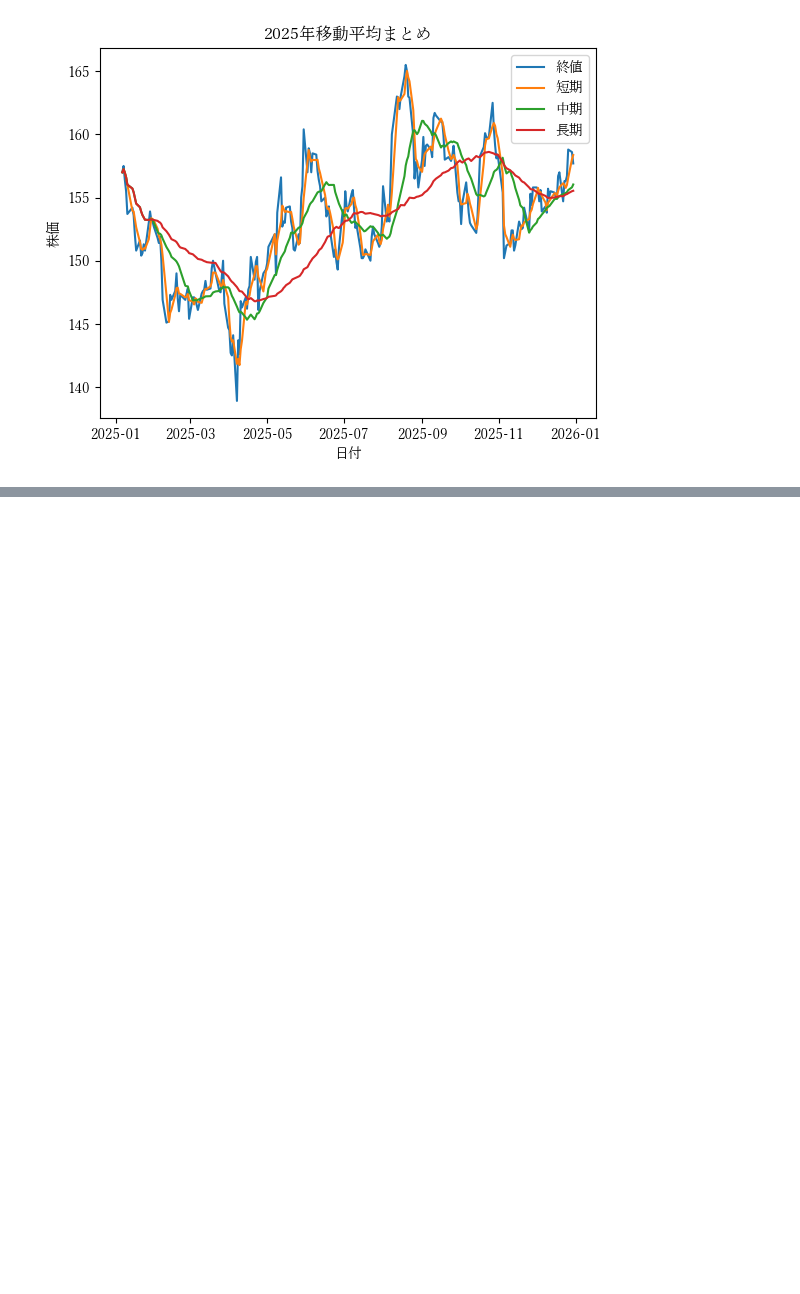
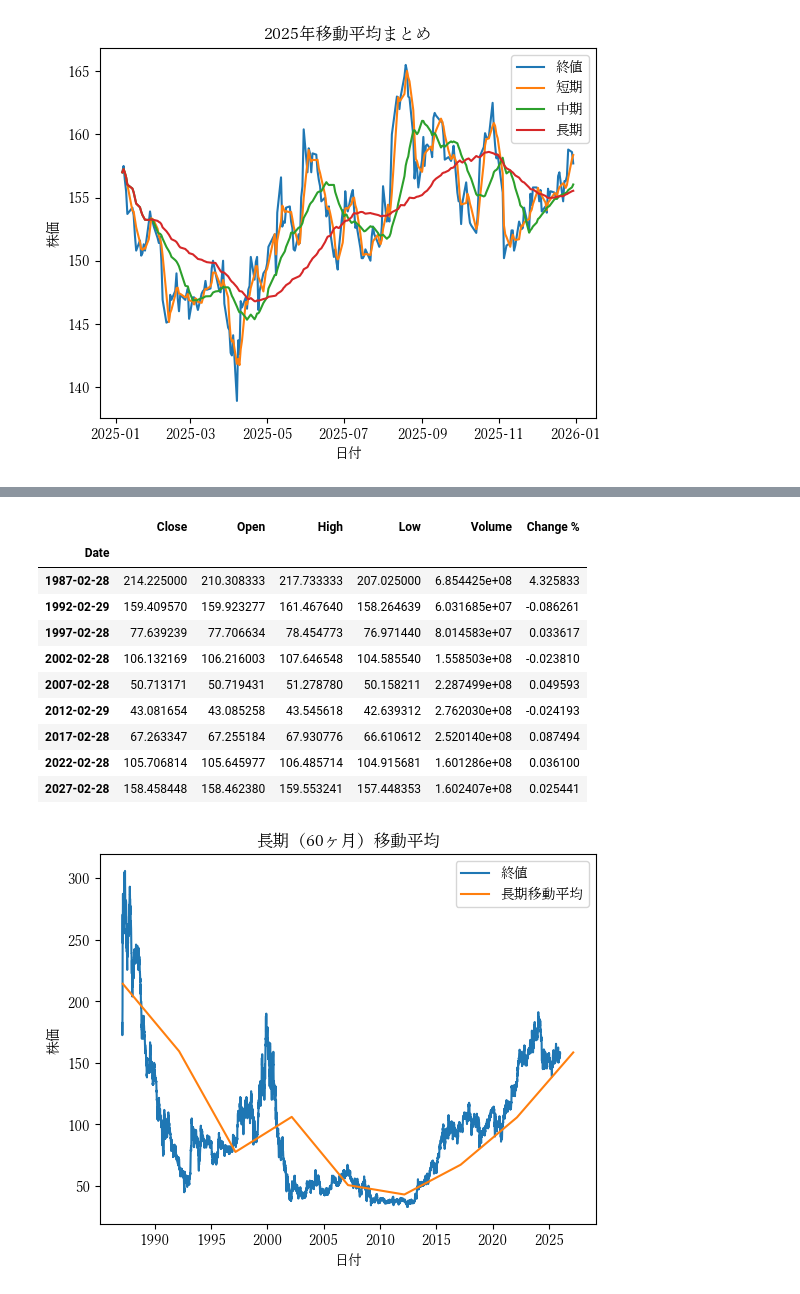
Before and after one commit to lktoby/stock_price, a Jupyter notebook: stock_price.ipynb, the cells around one changed output, grey strips where cells are left out. Drawn from its saved outputs; the diff is of its cells as text; code cells hidden in the pictures; blank space fills up the shorter version.

```diff
--- a/stock_price.ipynb
+++ b/stock_price.ipynb
@@ -287,0 +338,23 @@ plt.show()
+# %%
+df_rlong = df.resample("60ME").mean()
+display(df_rlong.head(10))
+plt.plot(df.index, df["Close"], label="終値")
+plt.plot(df_rlong.index, df_rlong["Close"], label="長期移動平均")
+plt.title("長期（60ヶ月）移動平均")
+plt.xlabel("日付")
+plt.ylabel("株価")
+plt.legend()
+plt.show()
+# %% [output]
+|  | Close | Open | High | Low | Volume | Change % |
+| Date |  |  |  |  |  |  |
+| 1987-02-28 | 214.225000 | 210.308333 | 217.733333 | 207.025000 | 6.854425e+08 | 4.325833 |
+| 1992-02-29 | 159.409570 | 159.923277 | 161.467640 | 158.264639 | 6.031685e+07 | -0.086261 |
+| 1997-02-28 | 77.639239 | 77.706634 | 78.454773 | 76.971440 | 8.014583e+07 | 0.033617 |
+| 2002-02-28 | 106.132169 | 106.216003 | 107.646548 | 104.585540 | 1.558503e+08 | -0.023810 |
+| 2007-02-28 | 50.713171 | 50.719431 | 51.278780 | 50.158211 | 2.287499e+08 | 0.049593 |
+| 2012-02-29 | 43.081654 | 43.085258 | 43.545618 | 42.639312 | 2.762030e+08 | -0.024193 |
+| 2017-02-28 | 67.263347 | 67.255184 | 67.930776 | 66.610612 | 2.520140e+08 | 0.087494 |
+| 2022-02-28 | 105.706814 | 105.645977 | 106.485714 | 104.915681 | 1.601286e+08 | 0.036100 |
+| 2027-02-28 | 158.458448 | 158.462380 | 159.553241 | 157.448353 | 1.602407e+08 | 0.025441 |
+[figure, added]
```
Also changed, not shown: parts of 22 cells of this notebook.
